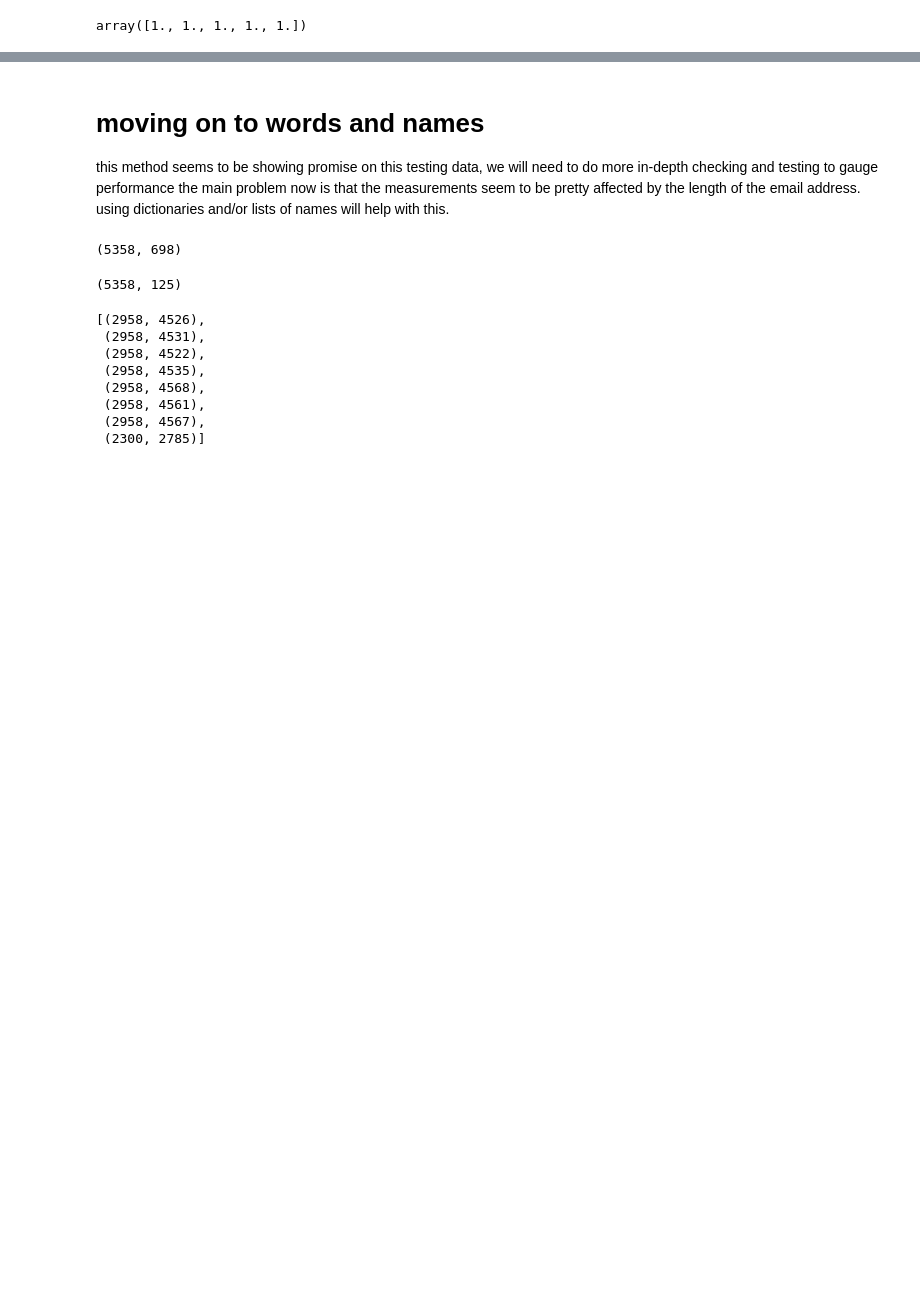
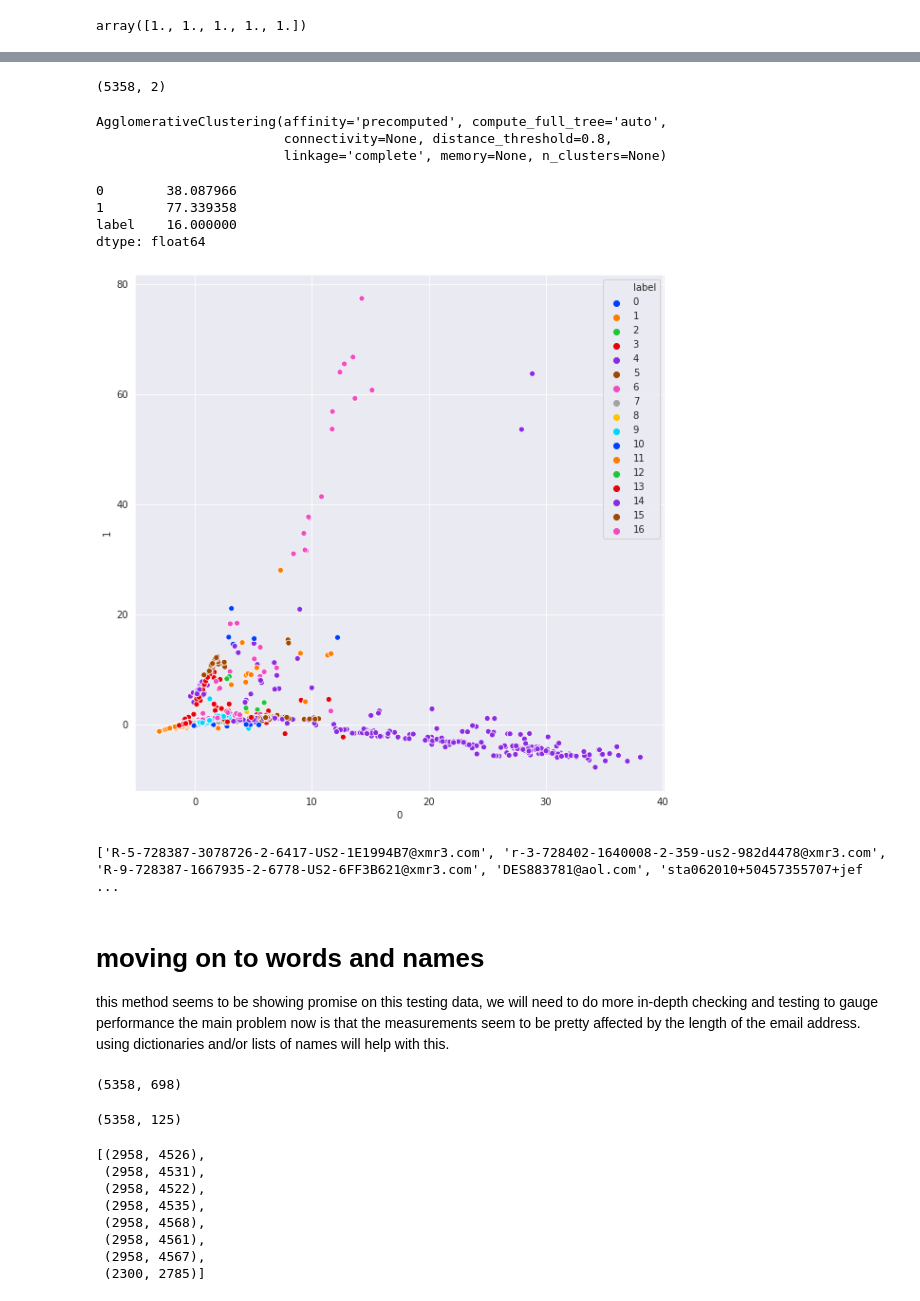
Before and after one commit to wisundstrom/cosine_similarity, a Jupyter notebook: email.ipynb, the cells around one changed output, grey strips where cells are left out. Saved outputs shown, nothing was run; the diff lists cells and outputs as text; code cells hidden in the pictures; blank space fills up the shorter version.

```diff
--- a/email.ipynb
+++ b/email.ipynb
@@ -158,0 +201,16 @@ email_list[285],email_list[4947]
+# %%
+tsne = TSNE(metric = 'cosine')
+dim3 = tsne.fit_transform(dim2)
+# %%
+dim2.shape
+# %% [output]
+(5358, 2)
+# %%
+ag2= AgglomerativeClustering(n_clusters = None, affinity = 'precomputed', linkage='complete', distance_threshold=.8 )
+ag2.fit(sims)
+# %% [output]
+AgglomerativeClustering(affinity='precomputed', compute_full_tree='auto',
+                        connectivity=None, distance_threshold=0.8,
+                        linkage='complete', memory=None, n_clusters=None)
+# %%
+df['labels'] = ag2.labels_
@@ -159,3 +219,28 @@ email_list[285],email_list[4947]
+# %%
+df2d = pd.DataFrame(dim3)
+df2d['label'] = df['labels']
+#df2d[0] = np.round(df2d[0], 3)
+#df2d[1] = np.round(df2d[1], 3)
+df2d.max()
+# %% [output]
+0        38.087966
+1        77.339358
+label    16.000000
+dtype: float64
+# %%
+sns.set_style("darkgrid")
+
+g = sns.scatterplot(x = df2d[0], y = df2d[1], hue = df2d['label'], palette='bright')
+fig = plt.gcf()
+fig.set_size_inches(10,10)
+plt.show()
+# %% [output]
+[figure, added]
+# %%
+label_group = list(df2d.loc[df2d.label==16].index)
+print([email_list[ind] for ind in label_group])
+# %% [output]
+['R-5-728387-3078726-2-6417-US2-1E1994B7@xmr3.com', 'r-3-728402-1640008-2-359-us2-982d4478@xmr3.com', 'R-9-728387-1667935-2-6778-US2-6FF3B621@xmr3.com', 'DES883781@aol.com', 'sta062010+50457355707+jef ...
 # %% [markdown]
 # moving on to words and names
  this method seems to be showing promise on this testing data, we will need to do more in-depth checking and testing to gauge performance
```
Also changed, not shown: parts of 27 cells of this notebook, 3 other files.
